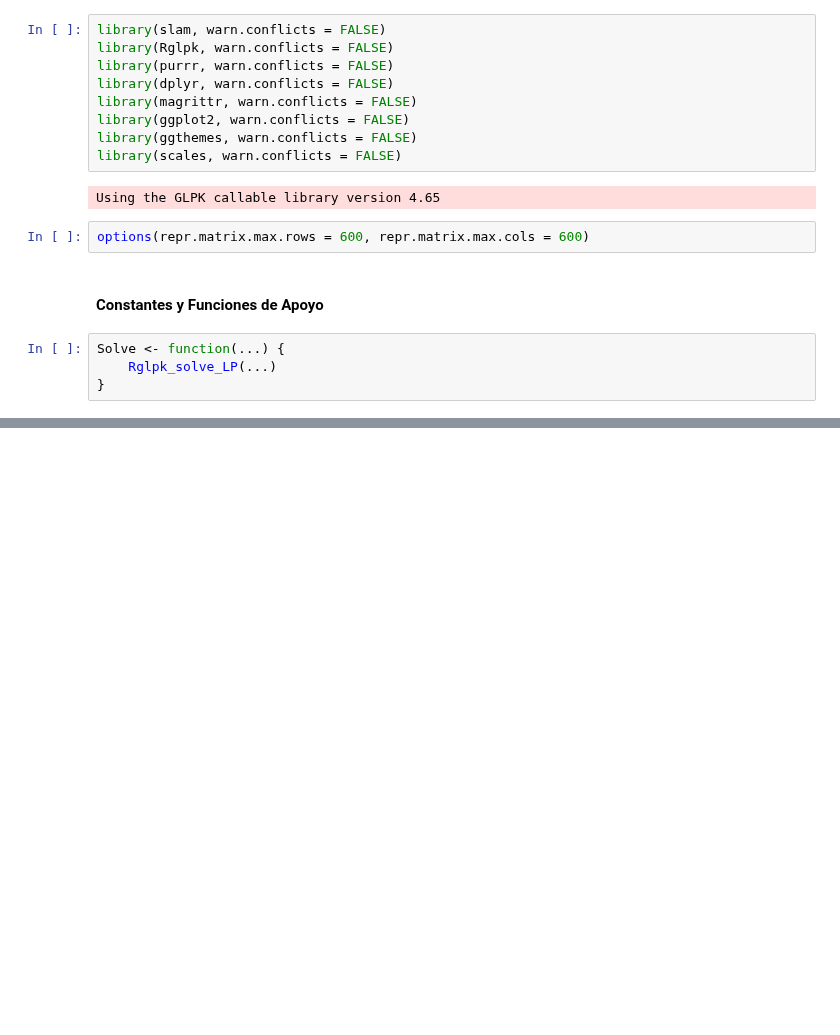
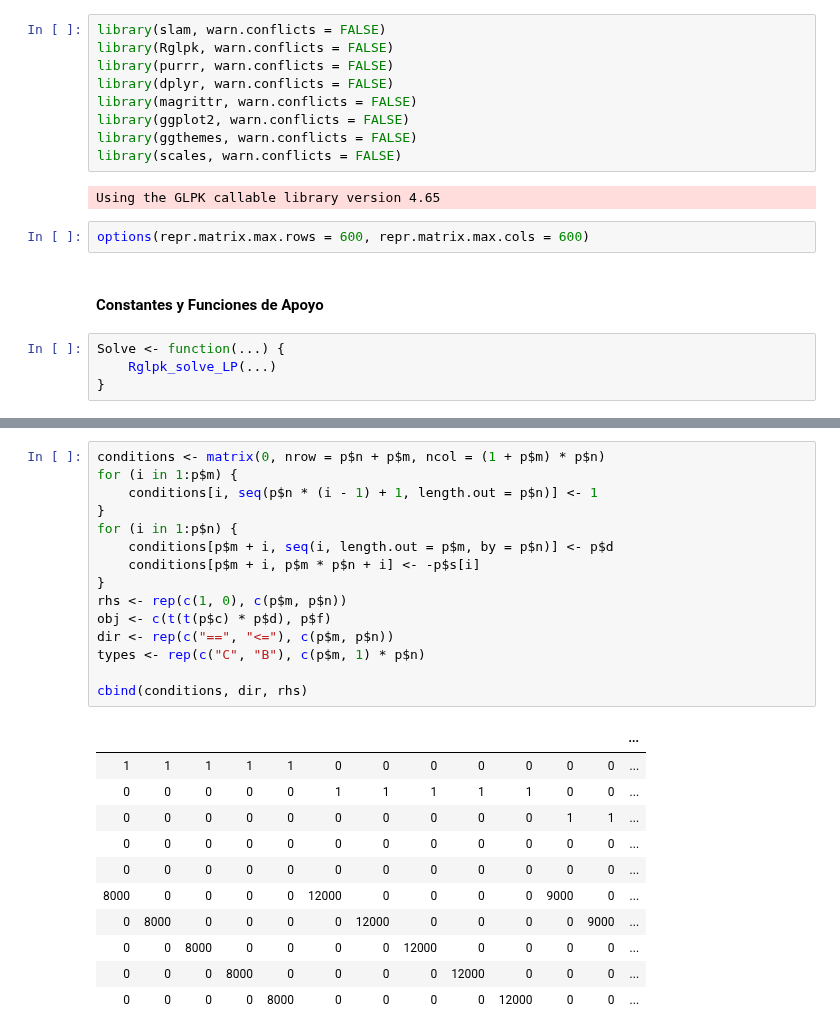
Before and after one commit to garciparedes/integer-programming-heuristics, a Jupyter notebook: integer-programming-service-location-heuristics.ipynb, the cells around one changed output, grey strips where cells are left out. Saved outputs shown, nothing was run; the diff lists cells and outputs as text; blank space fills up the shorter version.

```diff
--- a/integer-programming-service-location-heuristics.ipynb
+++ b/integer-programming-service-location-heuristics.ipynb
@@ -316,0 +217,27 @@ TODO
+# %%
+conditions <- matrix(0, nrow = p$n + p$m, ncol = (1 + p$m) * p$n)
+for (i in 1:p$m) {
+    conditions[i, seq(p$n * (i - 1) + 1, length.out = p$n)] <- 1
+}
+for (i in 1:p$n) {
+    conditions[p$m + i, seq(i, length.out = p$m, by = p$n)] <- p$d
+    conditions[p$m + i, p$m * p$n + i] <- -p$s[i]
+}
+rhs <- rep(c(1, 0), c(p$m, p$n))
+obj <- c(t(t(p$c) * p$d), p$f)
+dir <- rep(c("==", "<="), c(p$m, p$n))
+types <- rep(c("C", "B"), c(p$m, 1) * p$n)
+
+cbind(conditions, dir, rhs)
+# %% [output]
+|  |  |  |  |  |  |  |  |  |  |  |  | ... |
+| 1 | 1 | 1 | 1 | 1 | 0 | 0 | 0 | 0 | 0 | 0 | 0 | ... |
+| 0 | 0 | 0 | 0 | 0 | 1 | 1 | 1 | 1 | 1 | 0 | 0 | ... |
+| 0 | 0 | 0 | 0 | 0 | 0 | 0 | 0 | 0 | 0 | 1 | 1 | ... |
+| 0 | 0 | 0 | 0 | 0 | 0 | 0 | 0 | 0 | 0 | 0 | 0 | ... |
+| 0 | 0 | 0 | 0 | 0 | 0 | 0 | 0 | 0 | 0 | 0 | 0 | ... |
+| 8000 | 0 | 0 | 0 | 0 | 12000 | 0 | 0 | 0 | 0 | 9000 | 0 | ... |
+| 0 | 8000 | 0 | 0 | 0 | 0 | 12000 | 0 | 0 | 0 | 0 | 9000 | ... |
+| 0 | 0 | 8000 | 0 | 0 | 0 | 0 | 12000 | 0 | 0 | 0 | 0 | ... |
+| 0 | 0 | 0 | 8000 | 0 | 0 | 0 | 0 | 12000 | 0 | 0 | 0 | ... |
+| 0 | 0 | 0 | 0 | 8000 | 0 | 0 | 0 | 0 | 12000 | 0 | 0 | ... |
```
Also changed, not shown: parts of 56 cells of this notebook.
